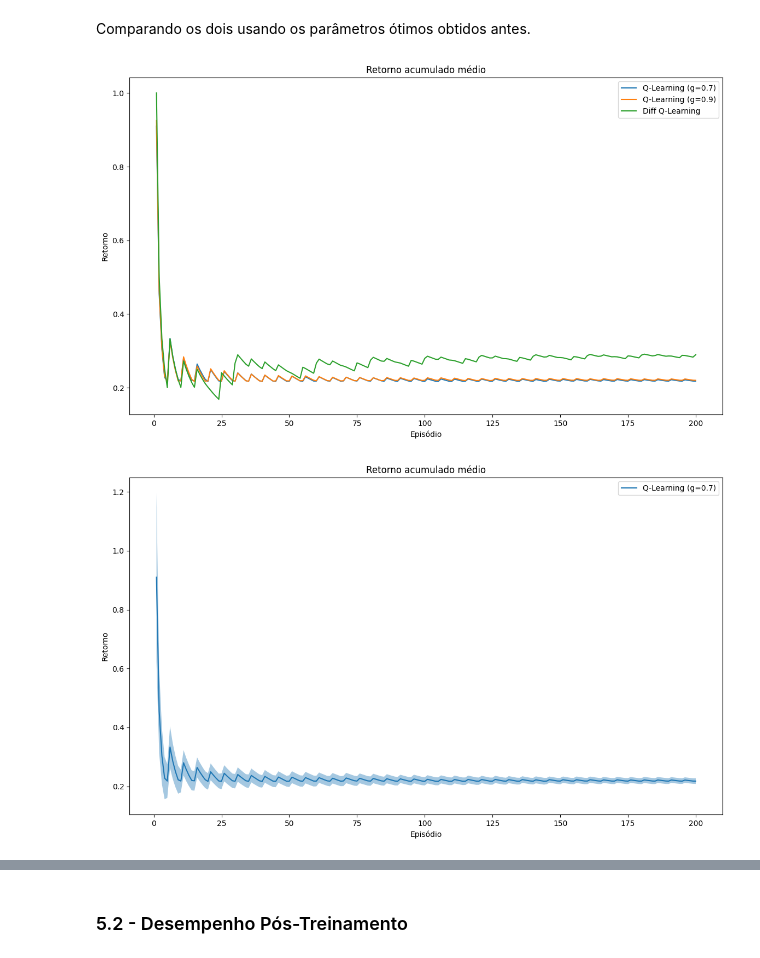
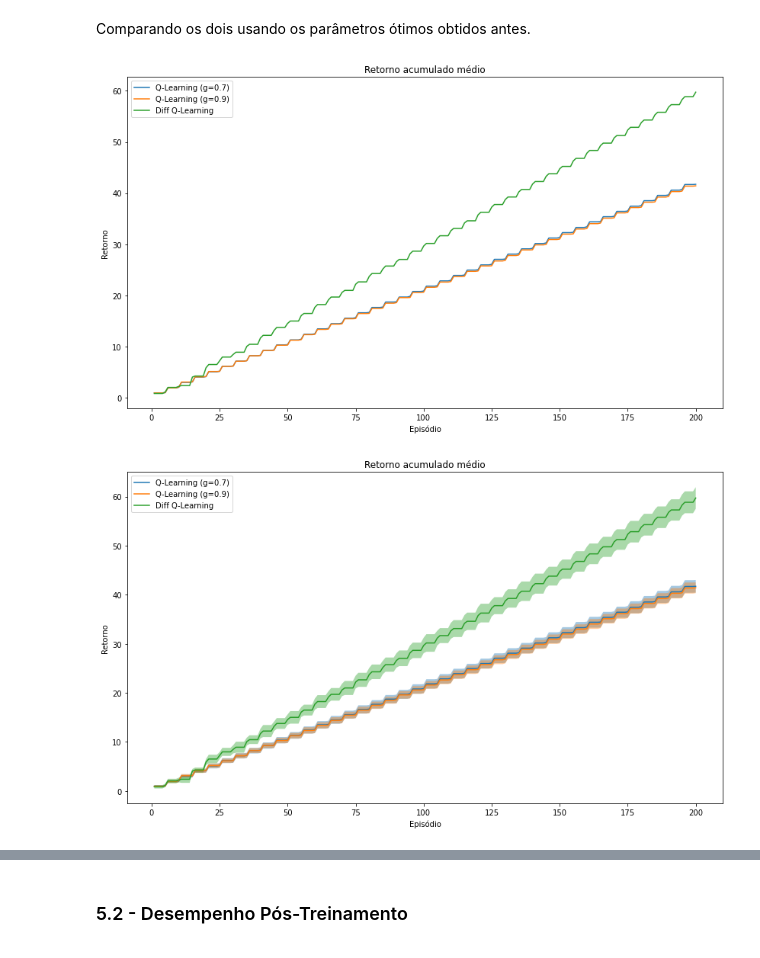
Before and after one commit to pablo-sampaio/rl_facil, a Jupyter notebook: cap06/cap06-main-2.ipynb, the cells around one changed output, grey strips where cells are left out. Saved outputs shown, nothing was run; the diff lists cells and outputs as text; code cells hidden in the pictures.

```diff
--- a/cap06/cap06-main-2.ipynb
+++ b/cap06/cap06-main-2.ipynb
@@ -356,11 +356,11 @@ clear_output()
 results.append( repeated_exec(RUNS, f"Diff Q-Learning", run_differential_qlearning_step, environment, NUM_STEPS, **diff_qlearn_params) )
 clear_output()
 # %%
-plot_multiple_results(results, cumulative=True, window=1)
+plot_multiple_results(results, cumulative='sum', window=1)
 # %% [output]
-[figure, old version]
+[figure, new version]
 # %%
-plot_multiple_results(results[0:1], cumulative=True, window=1, plot_stddev=True)
+plot_multiple_results(results, cumulative='sum', window=1, plot_stddev=True)
 # %% [output]
-[figure, old version]
+[figure, new version]
 # %%
```
Also changed, not shown: parts of 11 cells of this notebook, 1 other file.
